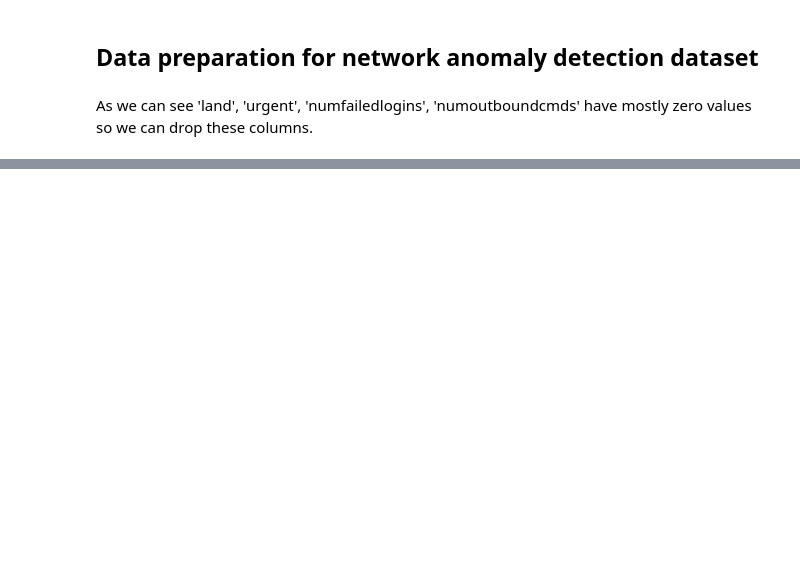
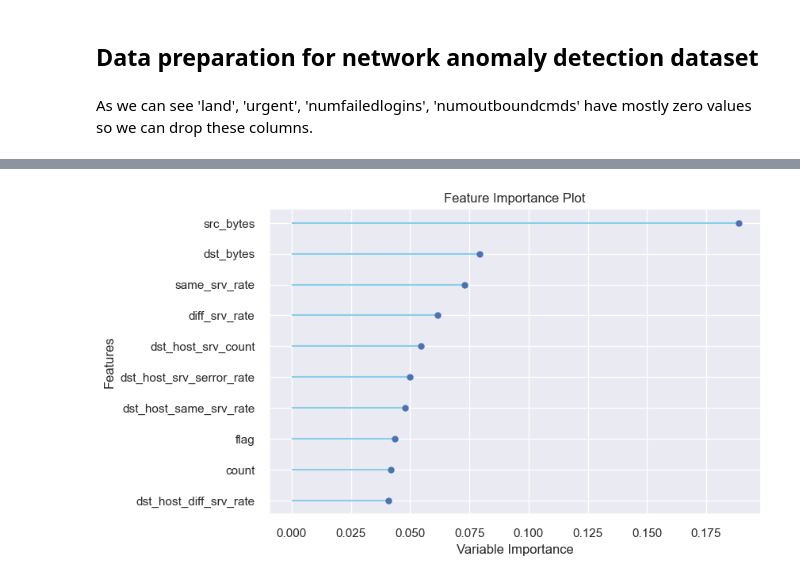
Before and after one commit to miautort/case-study-network-anomaly-detection, a Jupyter notebook: data_preparation.ipynb, the cells around one changed output, grey strips where cells are left out. Saved outputs shown, nothing was run; the diff lists cells and outputs as text; code cells hidden in the pictures; blank space fills up the shorter version.

```diff
--- a/data_preparation.ipynb
+++ b/data_preparation.ipynb
@@ -95,0 +112,4 @@ best_model = compare_models(sort = 'AUC')
+# %%
+# plot feature importance
+plot_model(best_model, plot = 'feature')
+# %% [output]
@@ -95,0 +117 @@ best_model = compare_models(sort = 'AUC')
+[figure, added]
```
Also changed, not shown: parts of 8 cells of this notebook, 3 other files.
